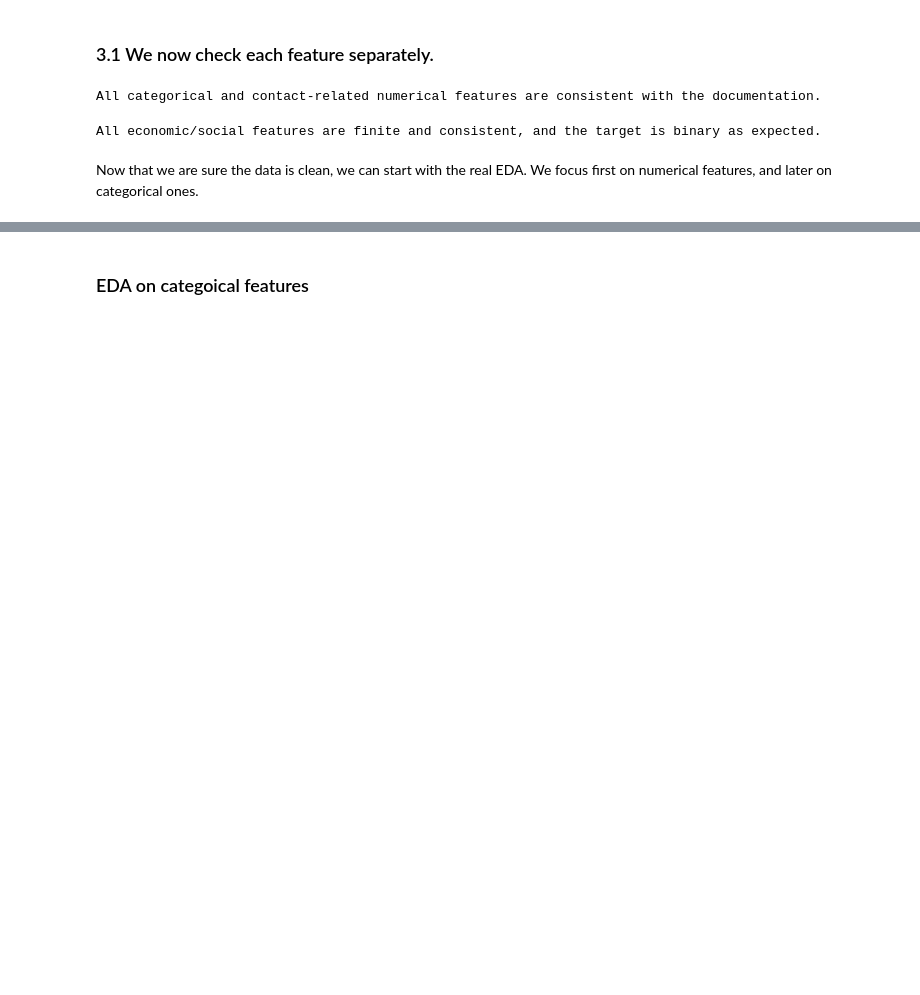
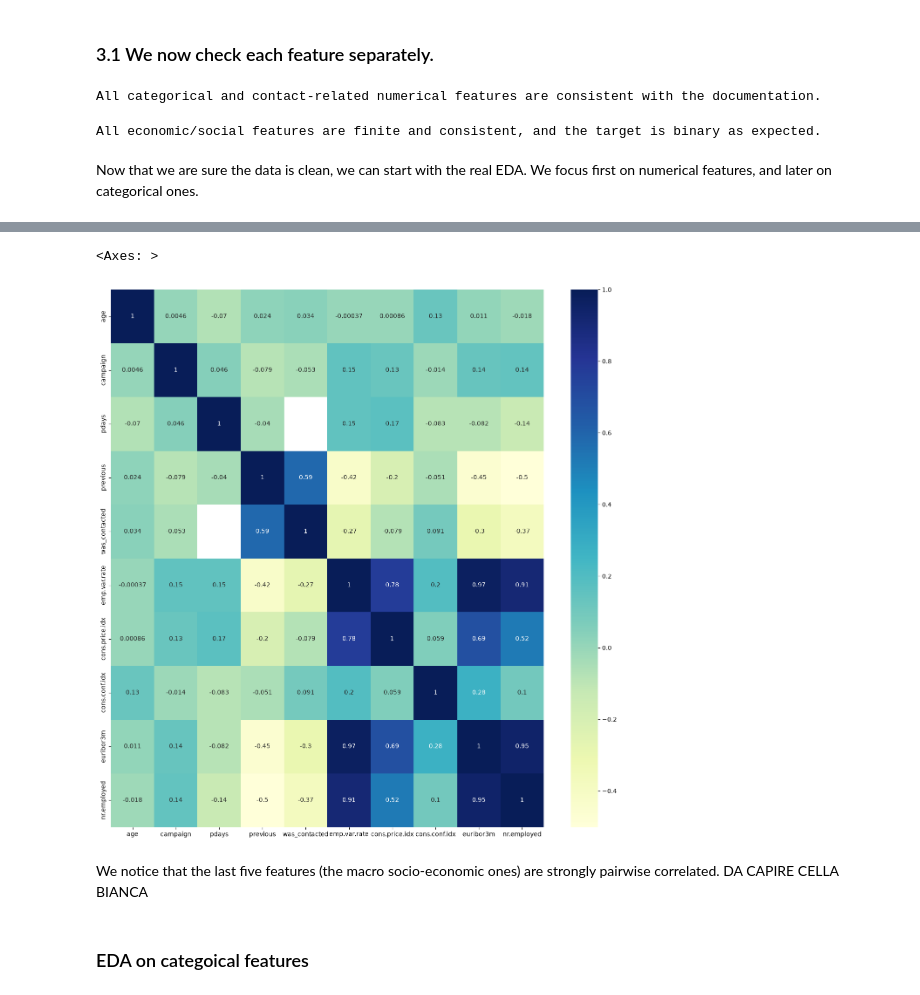
Before and after one commit to tommasocortopassi/bank-telemarketing-prediction, a Jupyter notebook: Project_1.ipynb, the cells around one changed output, grey strips where cells are left out. Saved outputs shown, nothing was run; the diff lists cells and outputs as text; code cells hidden in the pictures; blank space fills up the shorter version.

```diff
--- a/Project_1.ipynb
+++ b/Project_1.ipynb
@@ -289,2 +339,10 @@ The economic and social features (i.e. the last five ones) are scattered and do
+# %%
+plt.figure(figsize=(16, 16))
+sns.heatmap(df[NUMERICAL].corr(method='pearson', min_periods=1),cmap="YlGnBu",annot = True)
+# %% [output]
+<Axes: >
+[figure, added]
+# %% [markdown]
+We notice that the last five features (the macro socio-economic ones) are strongly pairwise correlated. DA CAPIRE CELLA BIANCA
 # %% [markdown]
 ### EDA on categoical features
```
Also changed, not shown: parts of 20 cells of this notebook.
